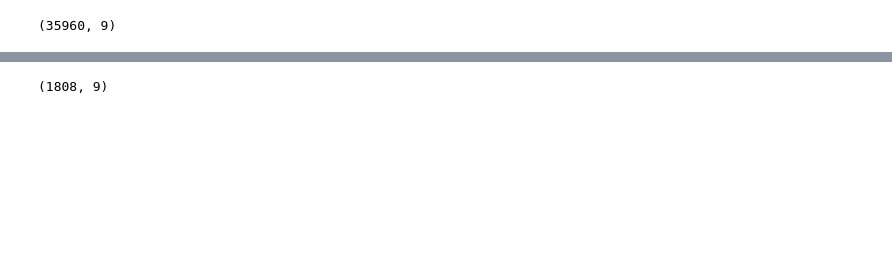
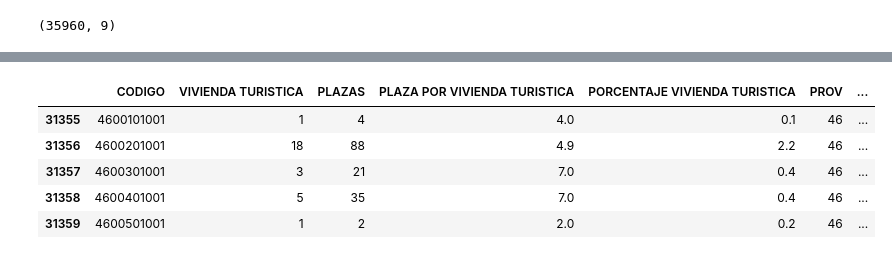
Before and after one commit to fbponz/tfm-jeff, a Jupyter notebook: datasets/data/Clean_data_and_create_dataset.ipynb, the cells around one changed output, grey strips where cells are left out. Drawn from its saved outputs; the diff is of its cells as text; code cells hidden in the pictures; blank space fills up the shorter version.

```diff
--- a/datasets/data/Clean_data_and_create_dataset.ipynb
+++ b/datasets/data/Clean_data_and_create_dataset.ipynb
@@ -63,4 +89,9 @@ rentamedia_filtered.shape
 # %%
-pisos_turisticos_filtered.shape
+pisos_turisticos_filtered.head()
 # %% [output]
-(1808, 9)
+|  | CODIGO | VIVIENDA TURISTICA | PLAZAS | PLAZA POR VIVIENDA TURISTICA | PORCENTAJE VIVIENDA TURISTICA | PROV | ... |
+| 31355 | 4600101001 | 1 | 4 | 4.0 | 0.1 | 46 | ... |
+| 31356 | 4600201001 | 18 | 88 | 4.9 | 2.2 | 46 | ... |
+| 31357 | 4600301001 | 3 | 21 | 7.0 | 0.4 | 46 | ... |
+| 31358 | 4600401001 | 5 | 35 | 7.0 | 0.4 | 46 | ... |
+| 31359 | 4600501001 | 1 | 2 | 2.0 | 0.2 | 46 | ... |
```
Also changed, not shown: parts of 23 cells of this notebook, 1 other file.
